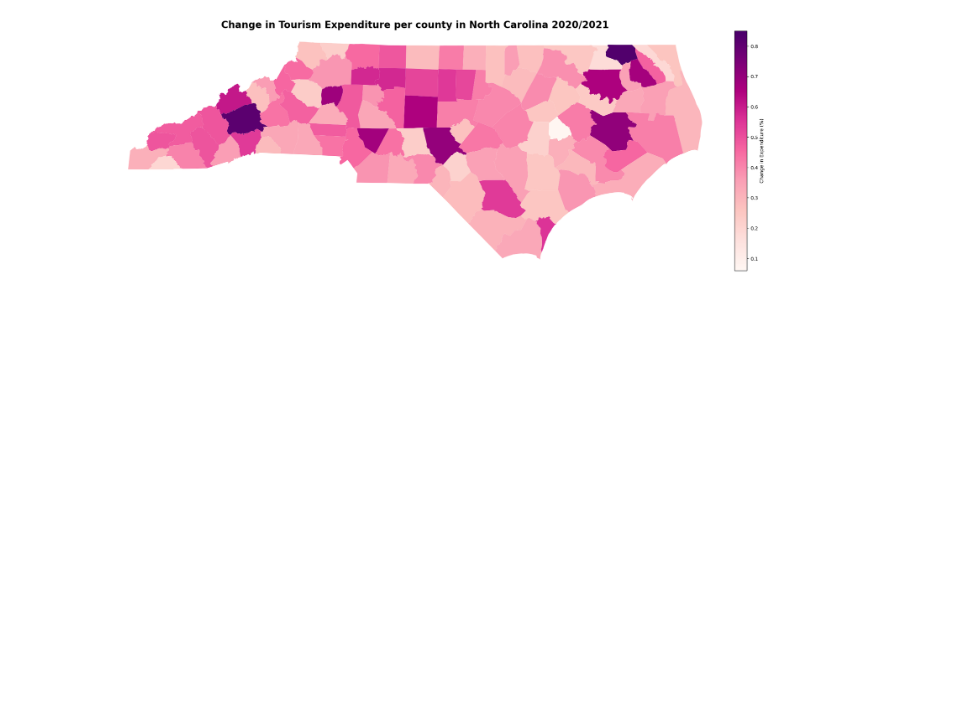
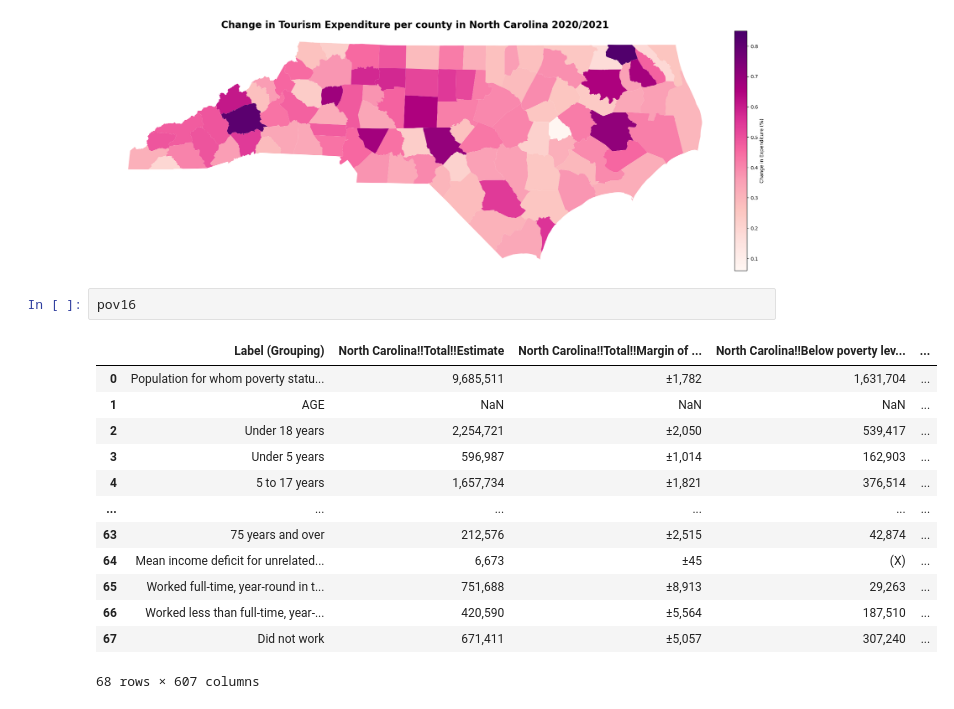
Before and after one commit to ajrossprtm/finalprojectGIS495, a Jupyter notebook: attempt2.ipynb, the cells around one changed output. Drawn from its saved outputs; the diff is of its cells as text; blank space fills up the shorter version.

```diff
--- a/attempt2.ipynb
+++ b/attempt2.ipynb
@@ -752,3 +752,19 @@ cbar.set_label('Change in Expenditure (%)')
 plt.show()
 # %% [output]
 [figure]
+# %%
+pov16
+# %% [output]
+|  | Label (Grouping) | North Carolina!!Total!!Estimate | North Carolina!!Total!!Margin of ... | North Carolina!!Below poverty lev... | ... |
+| 0 | Population for whom poverty statu... | 9,685,511 | ±1,782 | 1,631,704 | ... |
+| 1 | AGE | NaN | NaN | NaN | ... |
+| 2 | Under 18 years | 2,254,721 | ±2,050 | 539,417 | ... |
+| 3 | Under 5 years | 596,987 | ±1,014 | 162,903 | ... |
+| 4 | 5 to 17 years | 1,657,734 | ±1,821 | 376,514 | ... |
+| ... | ... | ... | ... | ... | ... |
+| 63 | 75 years and over | 212,576 | ±2,515 | 42,874 | ... |
+| 64 | Mean income deficit for unrelated... | 6,673 | ±45 | (X) | ... |
+| 65 | Worked full-time, year-round in t... | 751,688 | ±8,913 | 29,263 | ... |
+| 66 | Worked less than full-time, year-... | 420,590 | ±5,564 | 187,510 | ... |
+| 67 | Did not work | 671,411 | ±5,057 | 307,240 | ... |
+68 rows × 607 columns
```
Also changed, not shown: parts of 7 cells of this notebook.
